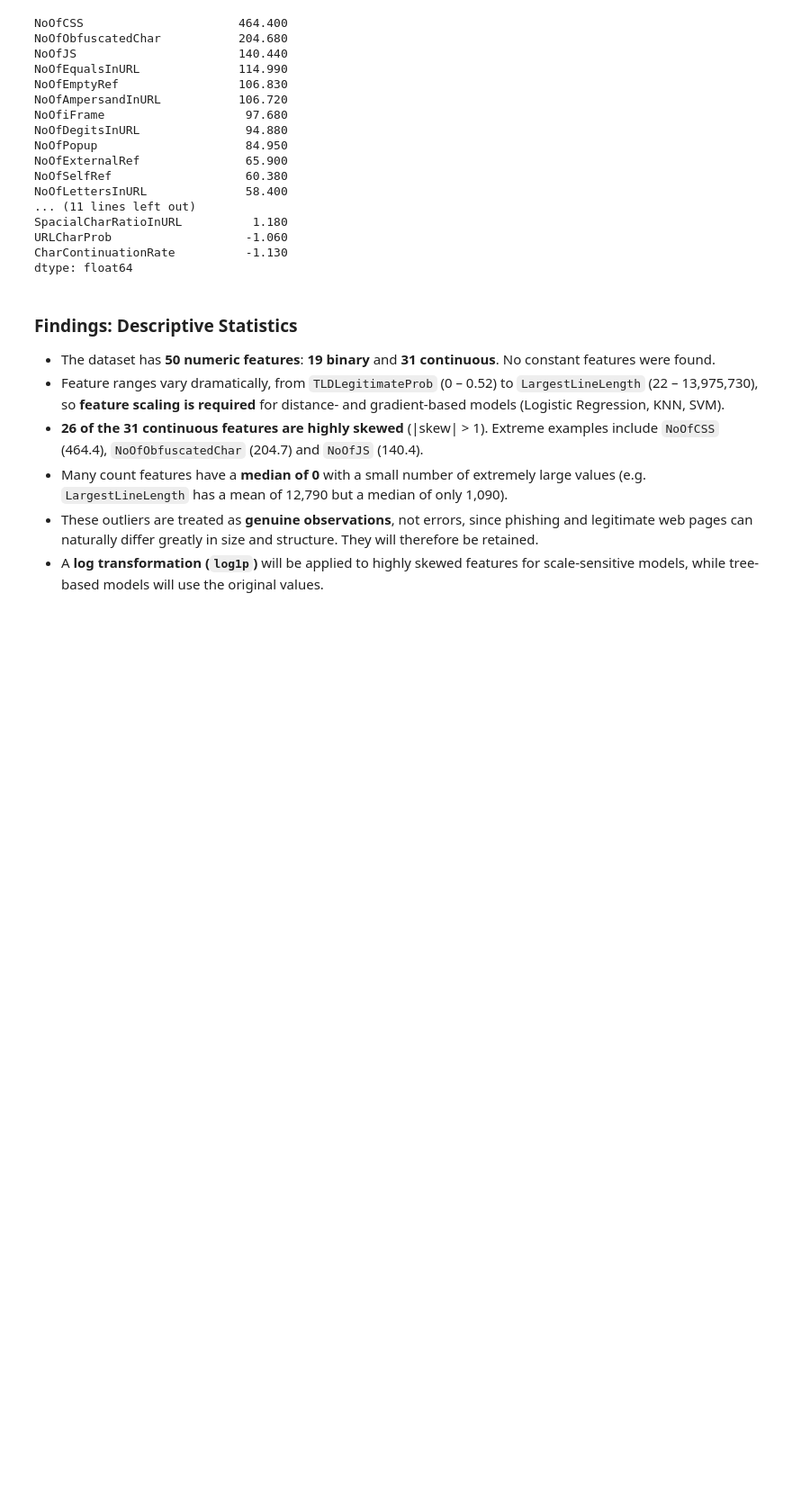
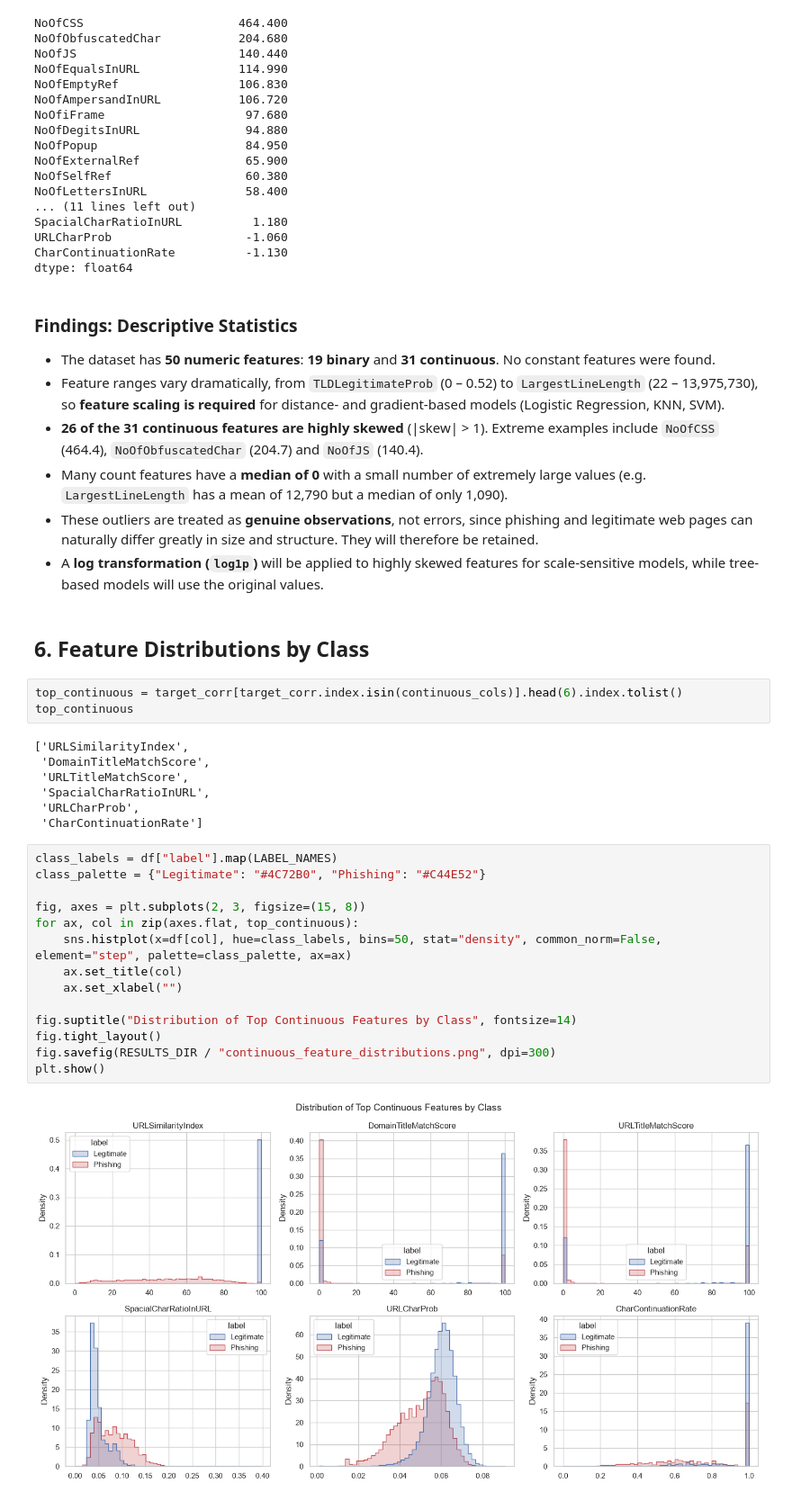
Before and after one commit to imansharinda-ux/DetectIt-ml, a Jupyter notebook: notebooks/01_eda.ipynb, the cells around one changed output. Shown at 90% size. Saved outputs shown, nothing was run; the diff lists cells and outputs as text; blank space fills up the shorter version.

Commit message:
feat: add feature distribution analysis by class to EDA

```diff
--- a/notebooks/01_eda.ipynb
+++ b/notebooks/01_eda.ipynb
@@ -255,3 +255,31 @@ dtype: float64
 - Many count features have a **median of 0** with a small number of extremely large values (e.g. `LargestLineLength` has a mean of 12,790 but a median of only 1,090).
 - These outliers are treated as **genuine observations**, not errors, since phishing and legitimate web pages can naturally differ greatly in size and structure. They will therefore be retained.
 - A **log transformation (`log1p`)** will be applied to highly skewed features for scale-sensitive models, while tree-based models will use the original values.
+# %% [markdown]
+## 6. Feature Distributions by Class
+# %%
+top_continuous = target_corr[target_corr.index.isin(continuous_cols)].head(6).index.tolist()
+top_continuous
+# %% [output]
+['URLSimilarityIndex',
+ 'DomainTitleMatchScore',
+ 'URLTitleMatchScore',
+ 'SpacialCharRatioInURL',
+ 'URLCharProb',
+ 'CharContinuationRate']
+# %%
+class_labels = df["label"].map(LABEL_NAMES)
+class_palette = {"Legitimate": "#4C72B0", "Phishing": "#C44E52"}
+
+fig, axes = plt.subplots(2, 3, figsize=(15, 8))
+for ax, col in zip(axes.flat, top_continuous):
+    sns.histplot(x=df[col], hue=class_labels, bins=50, stat="density", common_norm=False, element="step", palette=class_palette, ax=ax)
+    ax.set_title(col)
+    ax.set_xlabel("")
+
+fig.suptitle("Distribution of Top Continuous Features by Class", fontsize=14)
+fig.tight_layout()
+fig.savefig(RESULTS_DIR / "continuous_feature_distributions.png", dpi=300)
+plt.show()
+# %% [output]
+[figure, added]
```
Also changed, not shown: parts of 3 cells of this notebook, 2 other files.
